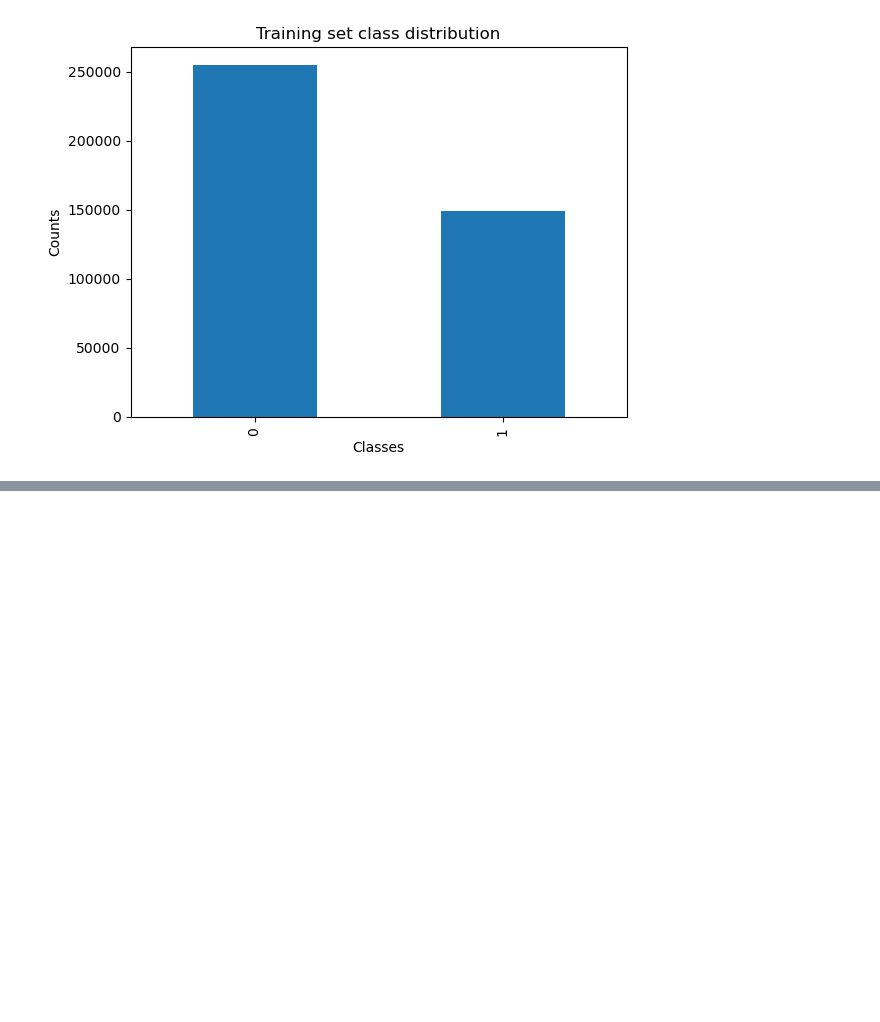
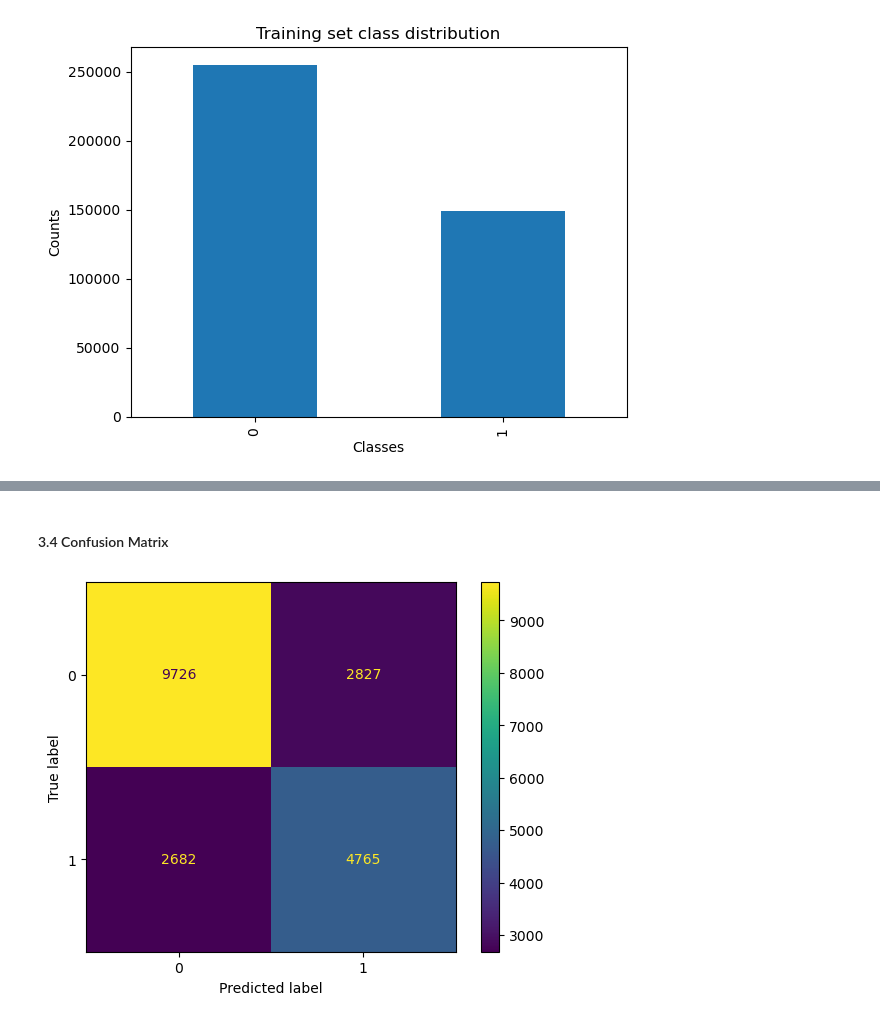
Before and after one commit to JunhaoLin/Quora-Question-Pair, a Jupyter notebook: code.ipynb, the cells around one changed output, grey strips where cells are left out. Cells and saved outputs as stored; diff of their text form; code cells hidden in the pictures; blank space fills up the shorter version.

```diff
--- a/code.ipynb
+++ b/code.ipynb
@@ -168,0 +259,27 @@ plt.show()
+# %%
+# Model for question 2
+model_q2 = Sequential()
+model_q2.add(Embedding(input_dim = len(word_index)+1,
+                       output_dim = 200,
+                      weights = [embedding_matrix],
+                      input_length = 30))
+model_q2.add(LSTM(128, activation = 'tanh', return_sequences = True))
+model_q2.add(Dropout(0.2))
+model_q2.add(LSTM(128, return_sequences = True))
+model_q2.add(LSTM(128))
+model_q2.add(Dense(60, activation = 'tanh'))
+model_q2.add(Dense(2, activation = 'sigmoid'))
+# %%
+# combine q1 and q2 models
+model_combined = Multiply()([model_q1.output, model_q2.output])
+model_combined = Flatten()(model_combined)
+model_combined = Dense(100, activation = 'relu')(model_combined)
+model_combined = Dropout(0.2)(model_combined)
+model_combined = Dense(50, activation = 'relu')(model_combined)
+model_combined = Dropout(0.2)(model_combined)
+model_combined = Dense(2, activation = 'sigmoid')(model_combined)
+# %%
+new_model = Model([model_q1.input, model_q2.input], model_combined)
+new_model.compile(optimizer = 'adam', loss = 'sparse_categorical_crossentropy',
+                 metrics = ['accuracy'])
+history = new_model.fit([X_train_q1, X_train_q2], y_train, batch_size = 2000, epochs = 10)
@@ -168,0 +307,4 @@ plt.show()
+# %%
+y_pred =  new_model.predict([X_test_q1, X_test_q2], batch_size=2000, verbose=1)
+y_pred = [1 if pred[1] > pred[0] else 0 for pred in y_pred]
+print('The accuracy for LSTM:', accuracy_score(y_test, y_pred))
@@ -168,0 +314,9 @@ plt.show()
+# %% [markdown]
+#### 3.4 Confusion Matrix
+# %%
+cm = confusion_matrix(y_test, y_pred)
+disp = ConfusionMatrixDisplay(confusion_matrix=cm, display_labels=[0,1])
+disp.plot()
+plt.show()
+# %% [output]
+[figure, added]
```
Also changed, not shown: parts of 54 cells of this notebook.
